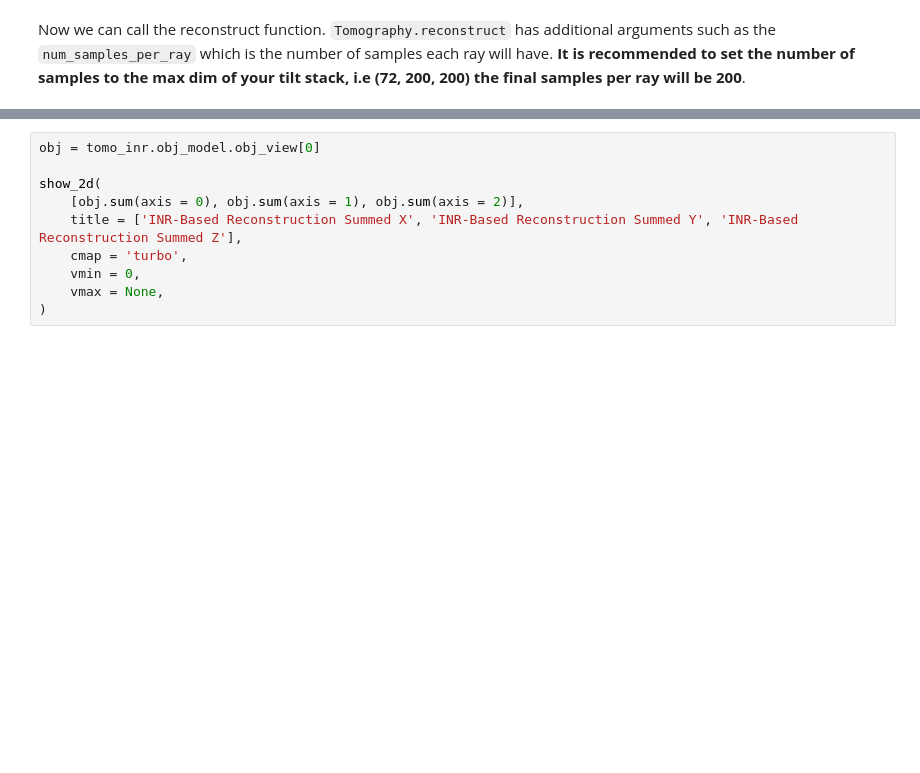
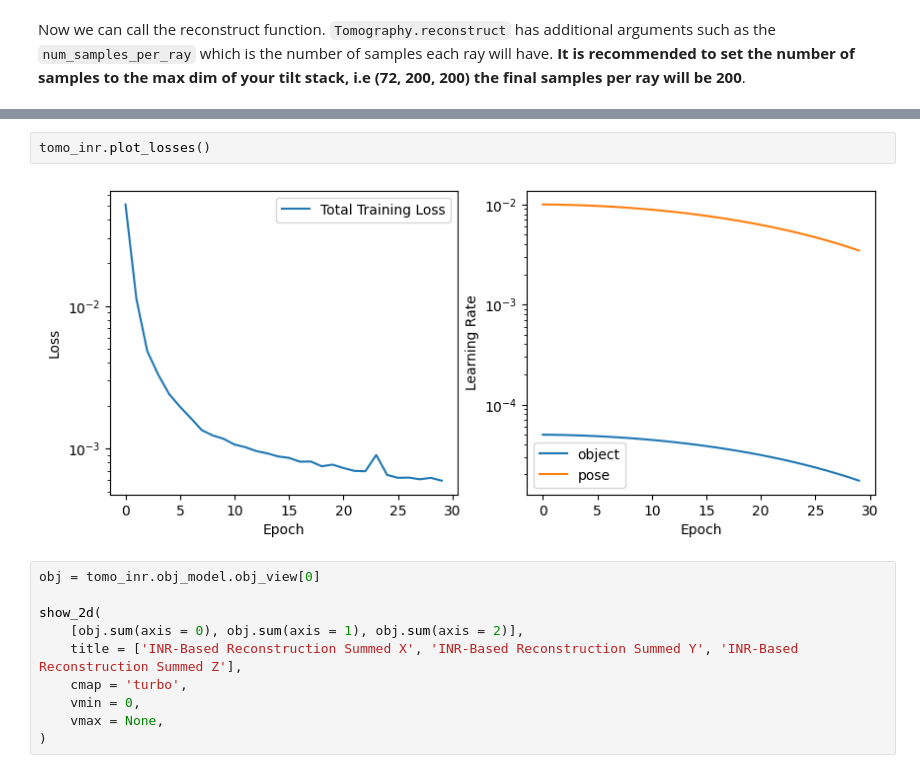
Before and after one commit to electronmicroscopy/quantem-tutorials, a Jupyter notebook: tutorials/tomography/notebooks/tomography_02_full.ipynb, the cells around one changed output, grey strips where cells are left out. Cells and saved outputs as stored; diff of their text form; blank space fills up the shorter version.

Commit message:
Created a plot_losses() function shown in tomography_02_full.ipynb

```diff
--- a/tutorials/tomography/notebooks/tomography_02_full.ipynb
+++ b/tutorials/tomography/notebooks/tomography_02_full.ipynb
@@ -267,3 +272,7 @@ Dataloader setup complete:
+# %%
+tomo_inr.plot_losses()
+# %% [output]
+[figure, added]
 # %%
 obj = tomo_inr.obj_model.obj_view[0]
 
```
Also changed, not shown: parts of 2 cells of this notebook.
